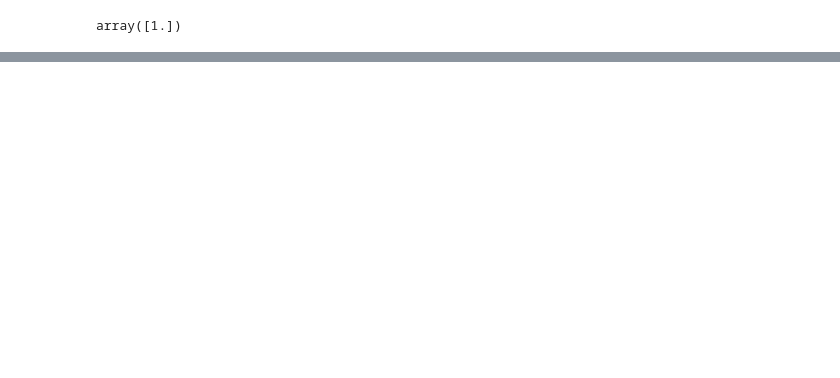
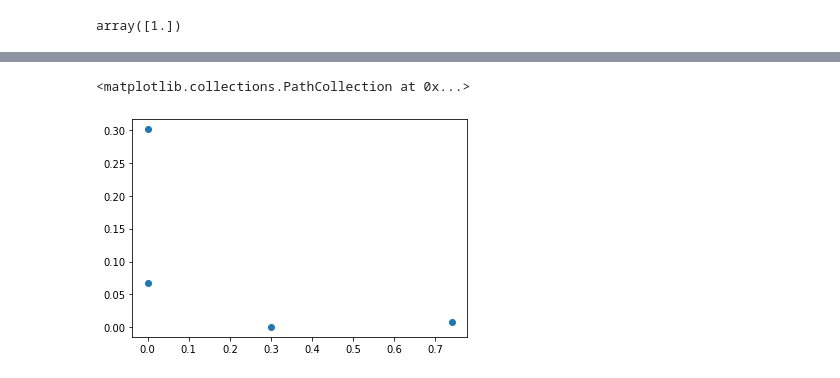
Before and after one commit to jiayuanteng/Hands_on_ML2, a Jupyter notebook: 5_Support_Vector_Machine.ipynb, the cells around one changed output, grey strips where cells are left out. Saved outputs shown, nothing was run; the diff lists cells and outputs as text; code cells hidden in the pictures; blank space fills up the shorter version.

```diff
--- a/5_Support_Vector_Machine.ipynb
+++ b/5_Support_Vector_Machine.ipynb
@@ -57,0 +170,5 @@ array([1.])
+# %%
+plt.scatter(x2, x3)
+# %% [output]
+<matplotlib.collections.PathCollection at 0x...>
+[figure, added]
```
Also changed, not shown: parts of 11 cells of this notebook.
